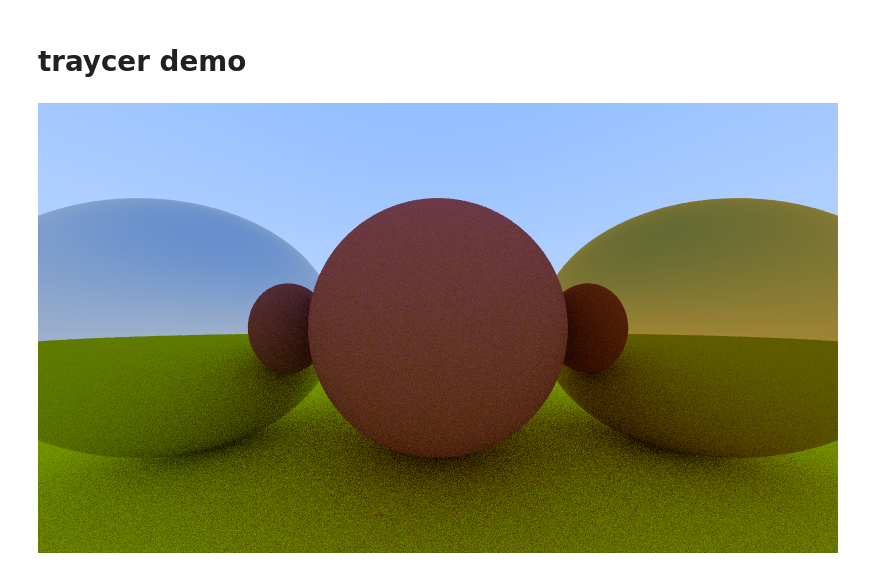
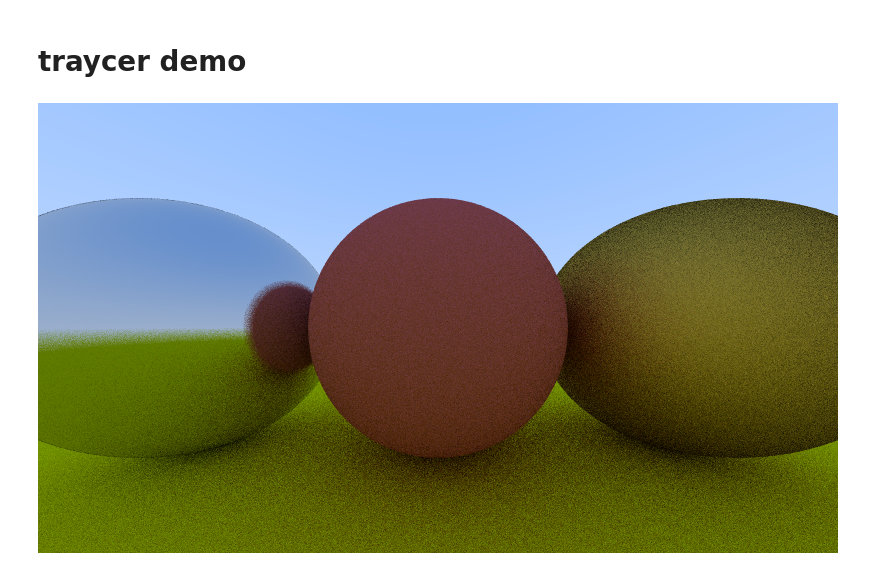
Before and after one commit to bpops/traycer, a Jupyter notebook: demo.ipynb, the cells around one changed output. Saved outputs shown, nothing was run; the diff lists cells and outputs as text; code cells hidden in the pictures.

Commit message:
added fuzziness to materials

```diff
--- a/demo.ipynb
+++ b/demo.ipynb
@@ -3,29 +3,29 @@
 # %%
 import traycer
 import importlib
 importlib.reload(traycer)
 from PIL import Image
 from tqdm import tqdm
 
 # filename
 fname = "test.ppm"
 
 # materials
 material_ground = traycer.lambertain(traycer.color(0.8,0.8,0.0))
 material_center = traycer.lambertain(traycer.color(0.7,0.3,0.3))
-material_left   = traycer.metal(traycer.color(0.8,0.8,0.8))
-material_right  = traycer.metal(traycer.color(0.8,0.6,0.2))
+material_left   = traycer.metal(traycer.color(0.8,0.8,0.8), fuzz=0.1)
+material_right  = traycer.metal(traycer.color(0.8,0.6,0.2), fuzz=1.0)
 
 # world
 world = traycer.hittable_list()
 world.add(traycer.sphere(traycer.point3( 0.0, -100.5, -1.0), 100.0, material_ground))
 world.add(traycer.sphere(traycer.point3( 0.0,    0.0, -1.0), 0.5, material_center))
 world.add(traycer.sphere(traycer.point3(-1.0,    0.0, -1.0), 0.5, material_left))
 world.add(traycer.sphere(traycer.point3( 1.0,    0.0, -1.0), 0.5, material_right))
 
 cam = traycer.camera(image_width=800)
 image = cam.render(world, aa=20, max_depth=10)
 image.write(fname)
 display(Image.open(fname))
 # %% [output]
-[figure, old version]
+[figure, new version]
```
Also changed, not shown: 2 other files.
